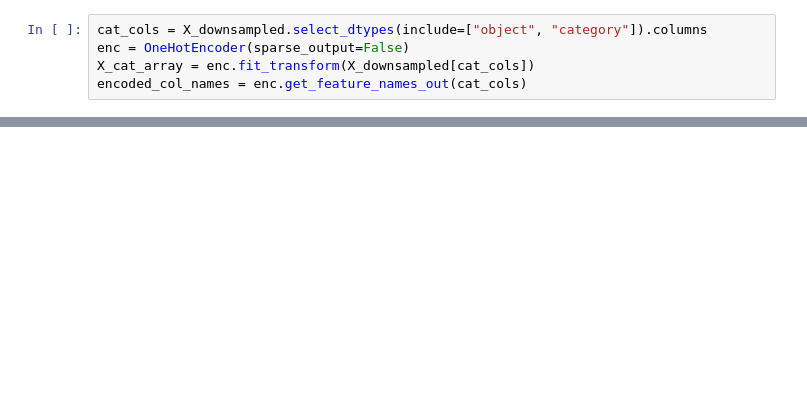
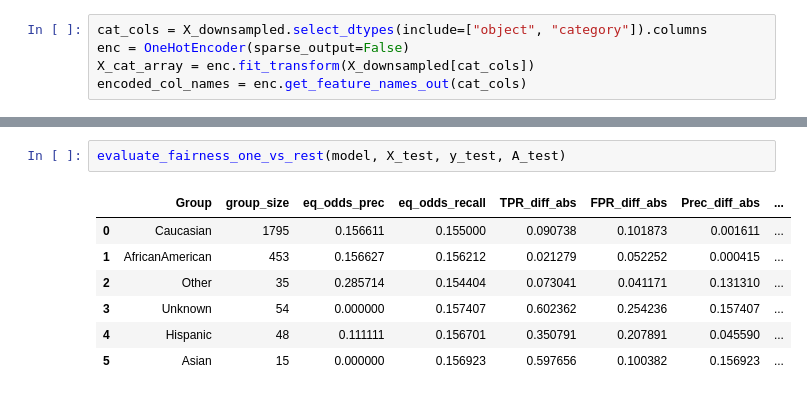
Before and after one commit to tianliiii/Fairlearn, a Jupyter notebook: eval_pipeline.ipynb, the cells around one changed output, grey strips where cells are left out. Drawn from its saved outputs; the diff is of its cells as text; blank space fills up the shorter version.

```diff
--- a/eval_pipeline.ipynb
+++ b/eval_pipeline.ipynb
@@ -284,0 +278,10 @@ print(fairness_results)
+# %%
+evaluate_fairness_one_vs_rest(model, X_test, y_test, A_test)
+# %% [output]
+|  | Group | group_size | eq_odds_prec | eq_odds_recall | TPR_diff_abs | FPR_diff_abs | Prec_diff_abs | ... |
+| 0 | Caucasian | 1795 | 0.156611 | 0.155000 | 0.090738 | 0.101873 | 0.001611 | ... |
+| 1 | AfricanAmerican | 453 | 0.156627 | 0.156212 | 0.021279 | 0.052252 | 0.000415 | ... |
+| 2 | Other | 35 | 0.285714 | 0.154404 | 0.073041 | 0.041171 | 0.131310 | ... |
+| 3 | Unknown | 54 | 0.000000 | 0.157407 | 0.602362 | 0.254236 | 0.157407 | ... |
+| 4 | Hispanic | 48 | 0.111111 | 0.156701 | 0.350791 | 0.207891 | 0.045590 | ... |
+| 5 | Asian | 15 | 0.000000 | 0.156923 | 0.597656 | 0.100382 | 0.156923 | ... |
```
Also changed, not shown: parts of 10 cells of this notebook.
